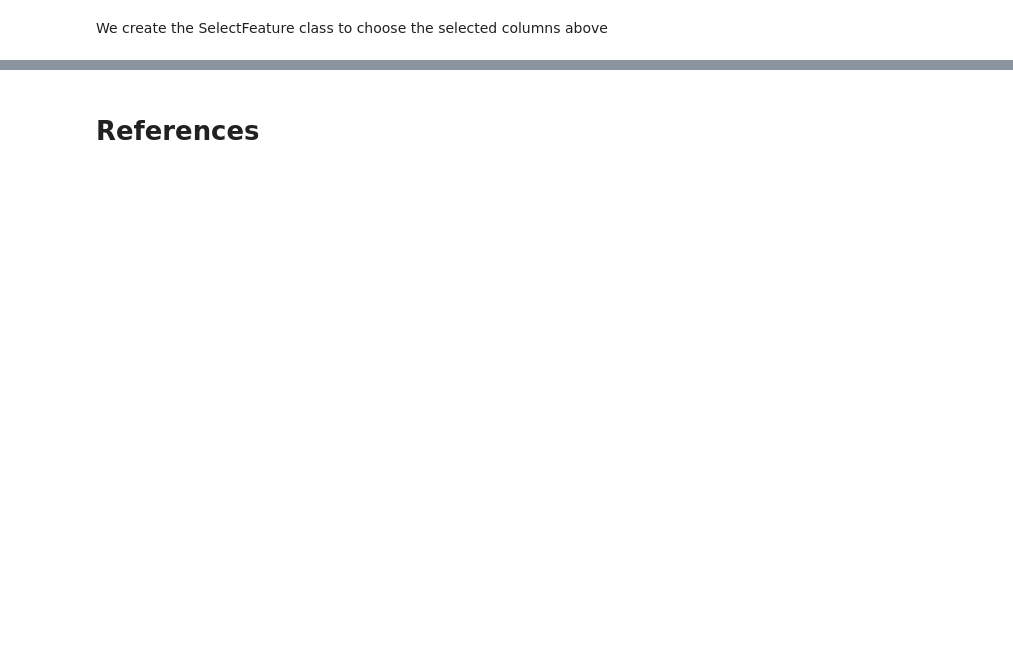
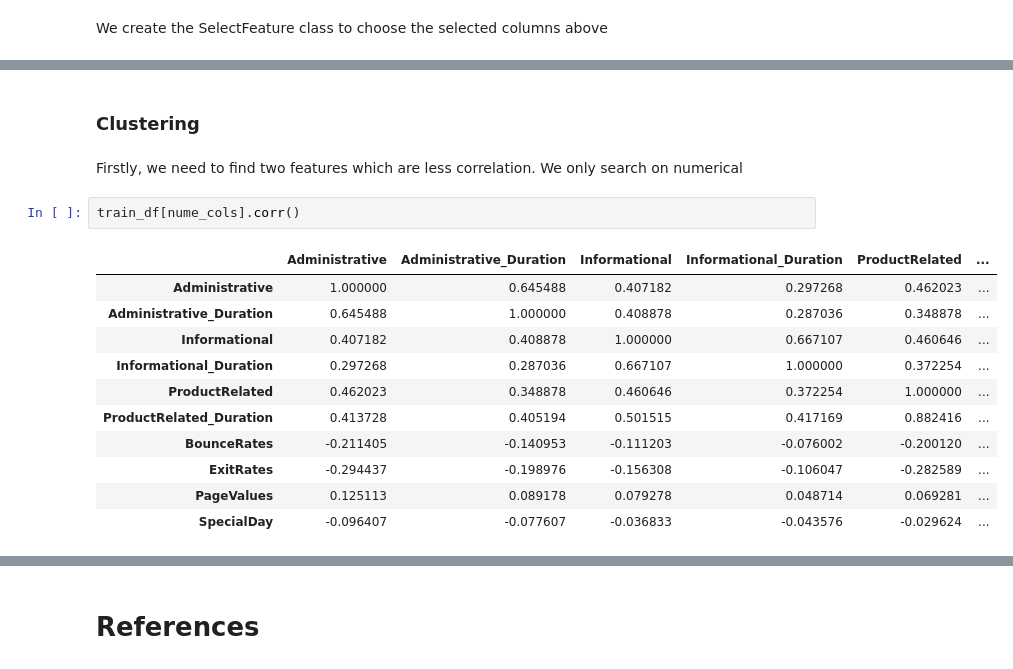
Before and after one commit to camphong24032002/Assignment3-PDS, a Jupyter notebook: Assignment3.ipynb, the cells around one changed output, grey strips where cells are left out. Cells and saved outputs as stored; diff of their text form; blank space fills up the shorter version.

```diff
--- a/Assignment3.ipynb
+++ b/Assignment3.ipynb
@@ -431,0 +446,18 @@ plt.title('validation accuracies'); plt.xlabel('value of k'); plt.ylabel('alpha'
+# %% [markdown]
+### Clustering
+# %% [markdown]
+Firstly, we need to find two features which are less correlation. We only search on numerical
+# %%
+train_df[nume_cols].corr()
+# %% [output]
+|  | Administrative | Administrative_Duration | Informational | Informational_Duration | ProductRelated | ... |
+| Administrative | 1.000000 | 0.645488 | 0.407182 | 0.297268 | 0.462023 | ... |
+| Administrative_Duration | 0.645488 | 1.000000 | 0.408878 | 0.287036 | 0.348878 | ... |
+| Informational | 0.407182 | 0.408878 | 1.000000 | 0.667107 | 0.460646 | ... |
+| Informational_Duration | 0.297268 | 0.287036 | 0.667107 | 1.000000 | 0.372254 | ... |
+| ProductRelated | 0.462023 | 0.348878 | 0.460646 | 0.372254 | 1.000000 | ... |
+| ProductRelated_Duration | 0.413728 | 0.405194 | 0.501515 | 0.417169 | 0.882416 | ... |
+| BounceRates | -0.211405 | -0.140953 | -0.111203 | -0.076002 | -0.200120 | ... |
+| ExitRates | -0.294437 | -0.198976 | -0.156308 | -0.106047 | -0.282589 | ... |
+| PageValues | 0.125113 | 0.089178 | 0.079278 | 0.048714 | 0.069281 | ... |
+| SpecialDay | -0.096407 | -0.077607 | -0.036833 | -0.043576 | -0.029624 | ... |
```
Also changed, not shown: parts of 41 cells of this notebook.
